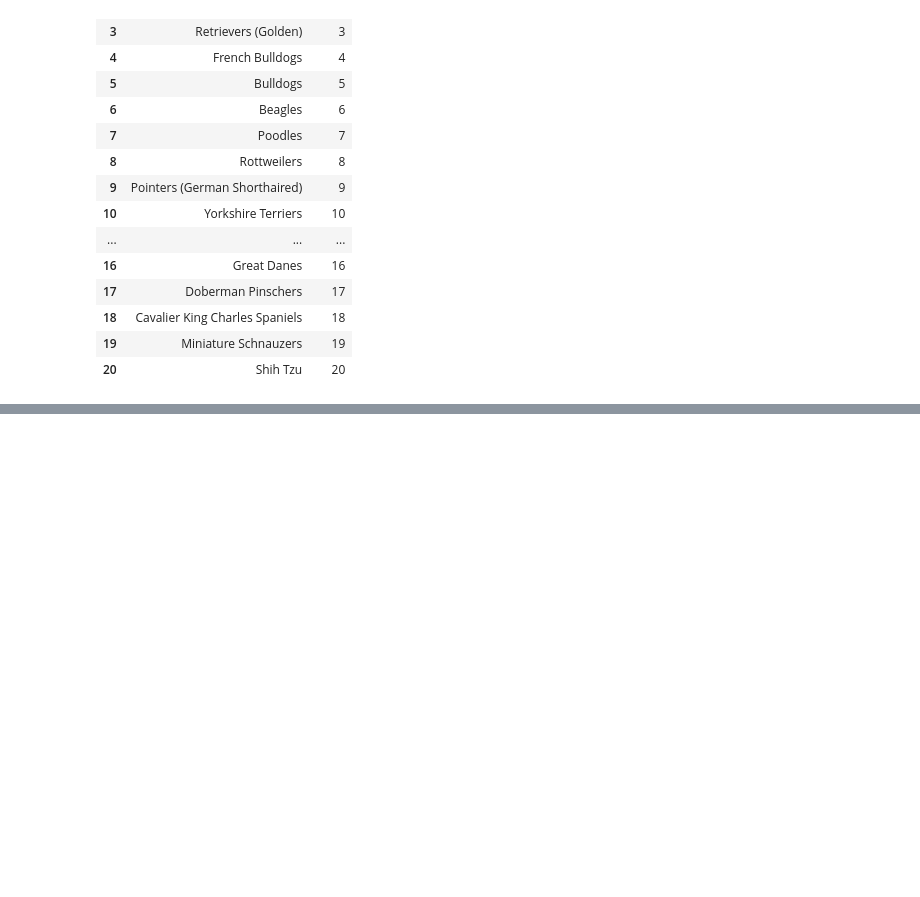
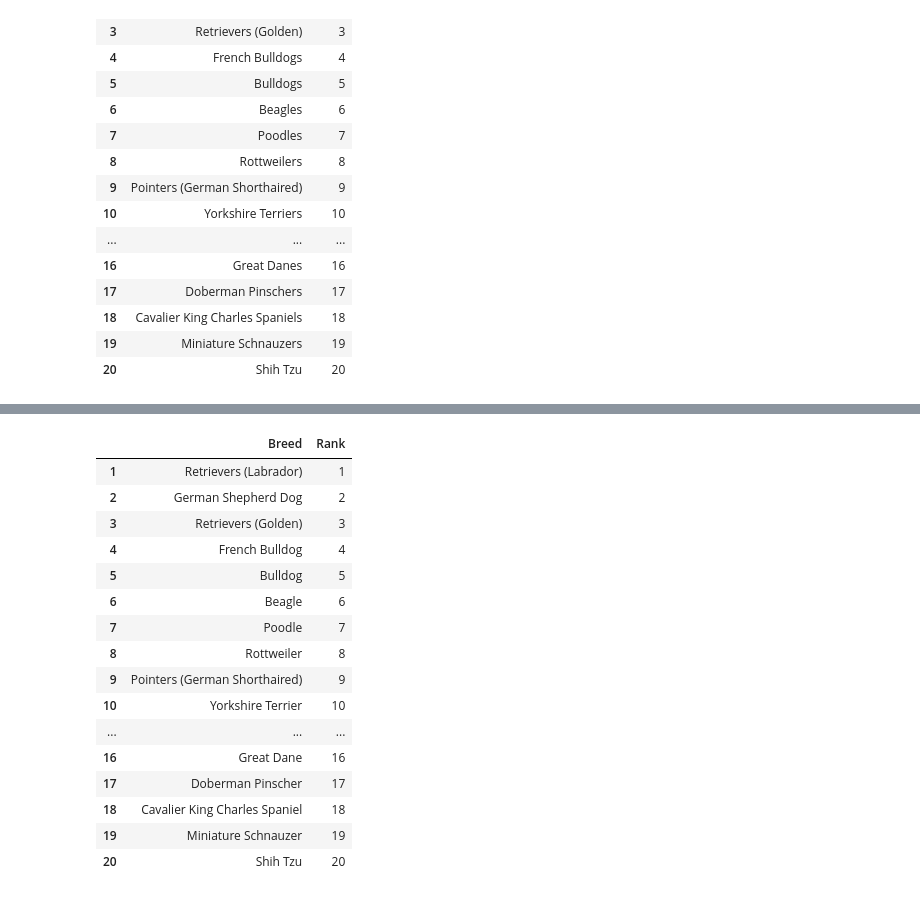
Before and after one commit to mihokdanny/Petfinder_API_ETL, a Jupyter notebook: code/API_calls_and_parsing.ipynb, the cells around one changed output, grey strips where cells are left out. Drawn from its saved outputs; the diff is of its cells as text; code cells hidden in the pictures; blank space fills up the shorter version.

```diff
--- a/code/API_calls_and_parsing.ipynb
+++ b/code/API_calls_and_parsing.ipynb
@@ -159,0 +186,7 @@ top_breeds_df.head()
+# %%
+singular_top_breeds_list = []
+for breed in top_breeds_list:
+    if breed.endswith('s'):
+        singular_top_breeds_list.append(breed[:-1])
+    else:
+        singular_top_breeds_list.append(breed)
@@ -159,0 +216,4 @@ top_breeds_df.head()
+# %%
+singular_top_breeds_df = pd.DataFrame(singular_top_breeds_list)
+# %%
+singular_top_breeds_df = singular_top_breeds_df.shift()[1:]
@@ -159,0 +240,22 @@ top_breeds_df.head()
+# %%
+top_breeds_df['Breed'] = singular_top_breeds_df[0]
+# %%
+top_breeds_df.head(20)
+# %% [output]
+|  | Breed | Rank |
+| 1 | Retrievers (Labrador) | 1 |
+| 2 | German Shepherd Dog | 2 |
+| 3 | Retrievers (Golden) | 3 |
+| 4 | French Bulldog | 4 |
+| 5 | Bulldog | 5 |
+| 6 | Beagle | 6 |
+| 7 | Poodle | 7 |
+| 8 | Rottweiler | 8 |
+| 9 | Pointers (German Shorthaired) | 9 |
+| 10 | Yorkshire Terrier | 10 |
+| ... | ... | ... |
+| 16 | Great Dane | 16 |
+| 17 | Doberman Pinscher | 17 |
+| 18 | Cavalier King Charles Spaniel | 18 |
+| 19 | Miniature Schnauzer | 19 |
+| 20 | Shih Tzu | 20 |
```
Also changed, not shown: parts of 91 cells of this notebook.
